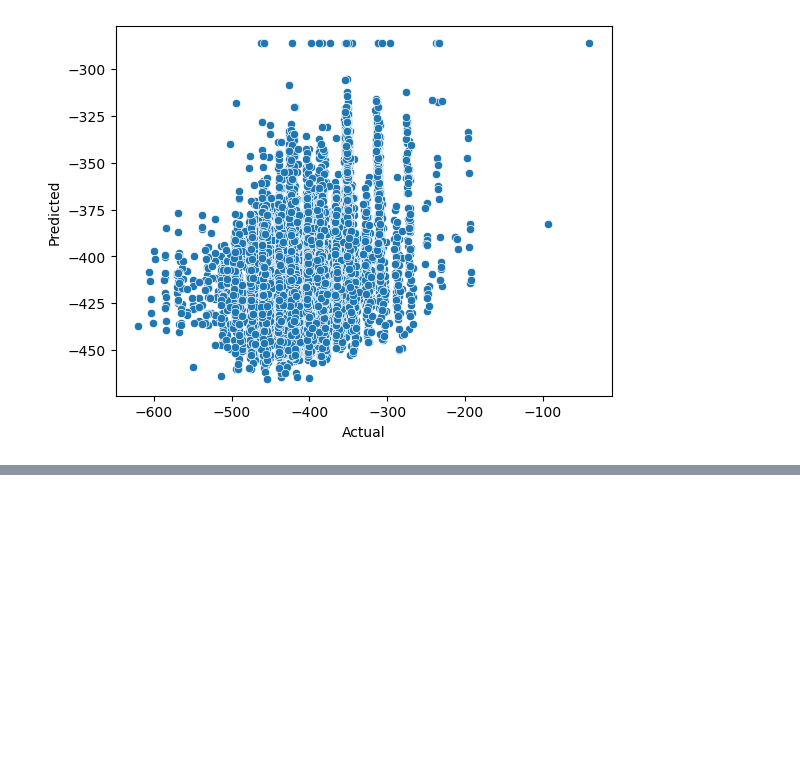
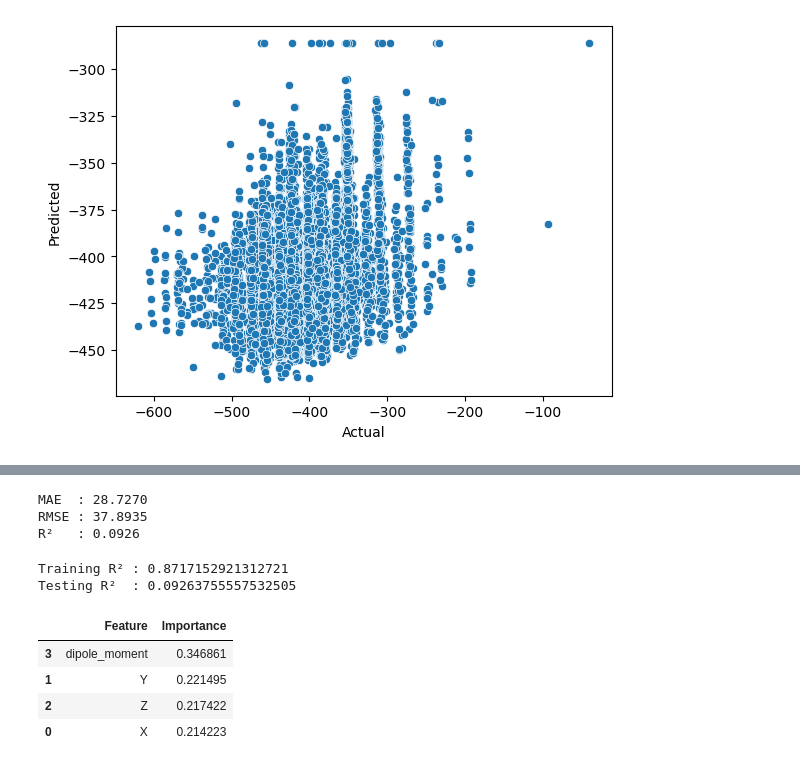
Before and after one commit to thedhawalpanchamiya/can-dipole-predict-energy, a Jupyter notebook: main.ipynb, the cells around one changed output, grey strips where cells are left out. Cells and saved outputs as stored; diff of their text form; code cells hidden in the pictures; blank space fills up the shorter version.

```diff
--- a/main.ipynb
+++ b/main.ipynb
@@ -364,0 +377,42 @@ Text(0.5, 0, 'Actual')
+# %%
+from sklearn.metrics import (
+    mean_absolute_error,
+    mean_squared_error,
+    r2_score
+)
+
+import numpy as np
+
+print(f"MAE  : {mean_absolute_error(y_test, rf_pred):.4f}")
+print(f"RMSE : {np.sqrt(mean_squared_error(y_test, rf_pred)):.4f}")
+print(f"R²   : {r2_score(y_test, rf_pred):.4f}")
+# %% [output]
+MAE  : 28.7270
+RMSE : 37.8935
+R²   : 0.0926
+# %%
+print("Training R² :", rf_model.score(x_train, y_train))
+print("Testing R²  :", rf_model.score(x_test, y_test))
+# %% [output]
+Training R² : 0.8717152921312721
+Testing R²  : 0.09263755557532505
+# %%
+importance = rf_model.feature_importances_
+
+feature_importance = pd.DataFrame({
+    "Feature": x_train.columns,
+    "Importance": importance
+})
+
+feature_importance = feature_importance.sort_values(
+    by="Importance",
+    ascending=False
+)
+
+feature_importance
+# %% [output]
+|  | Feature | Importance |
+| 3 | dipole_moment | 0.346861 |
+| 1 | Y | 0.221495 |
+| 2 | Z | 0.217422 |
+| 0 | X | 0.214223 |
```
Also changed, not shown: parts of 6 cells of this notebook.
